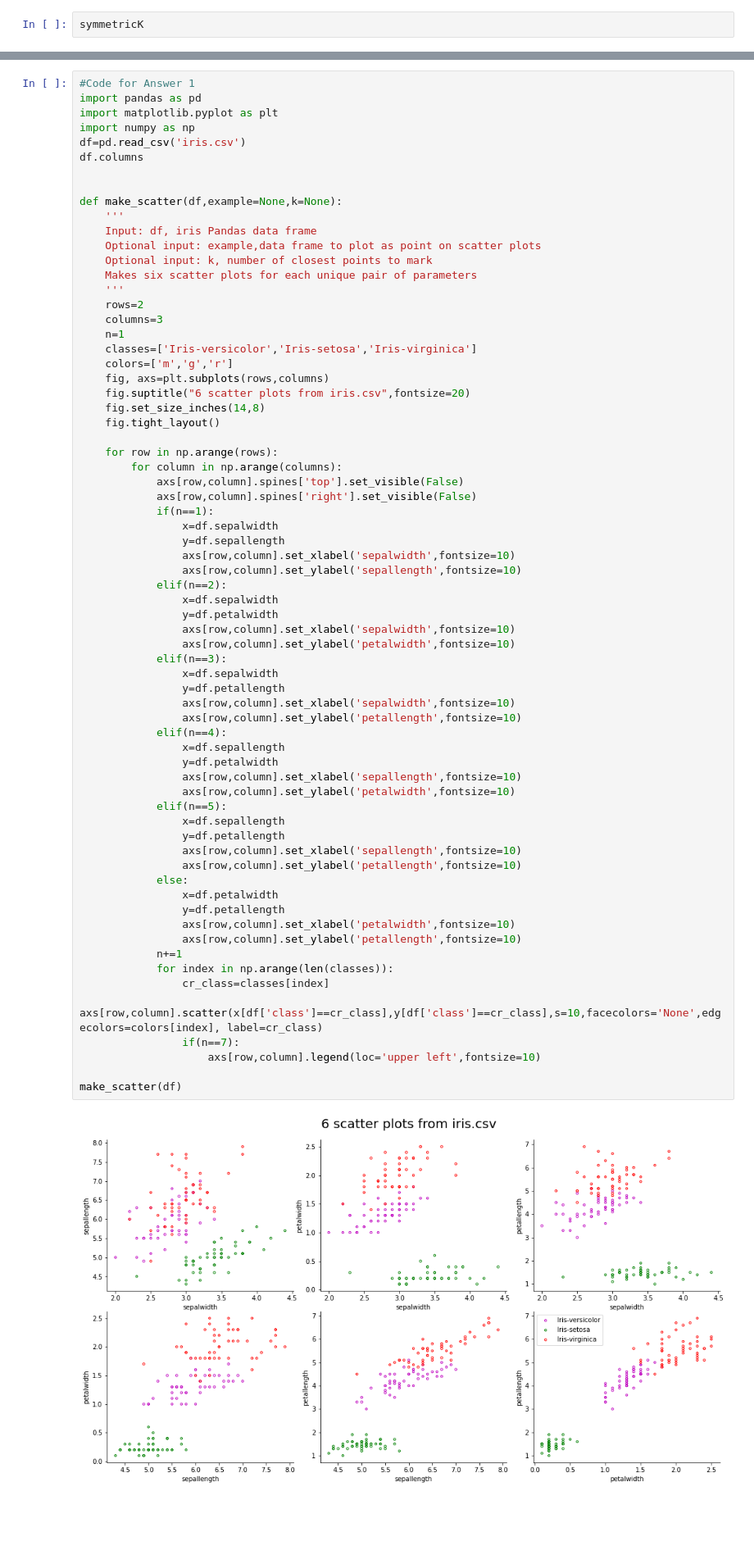
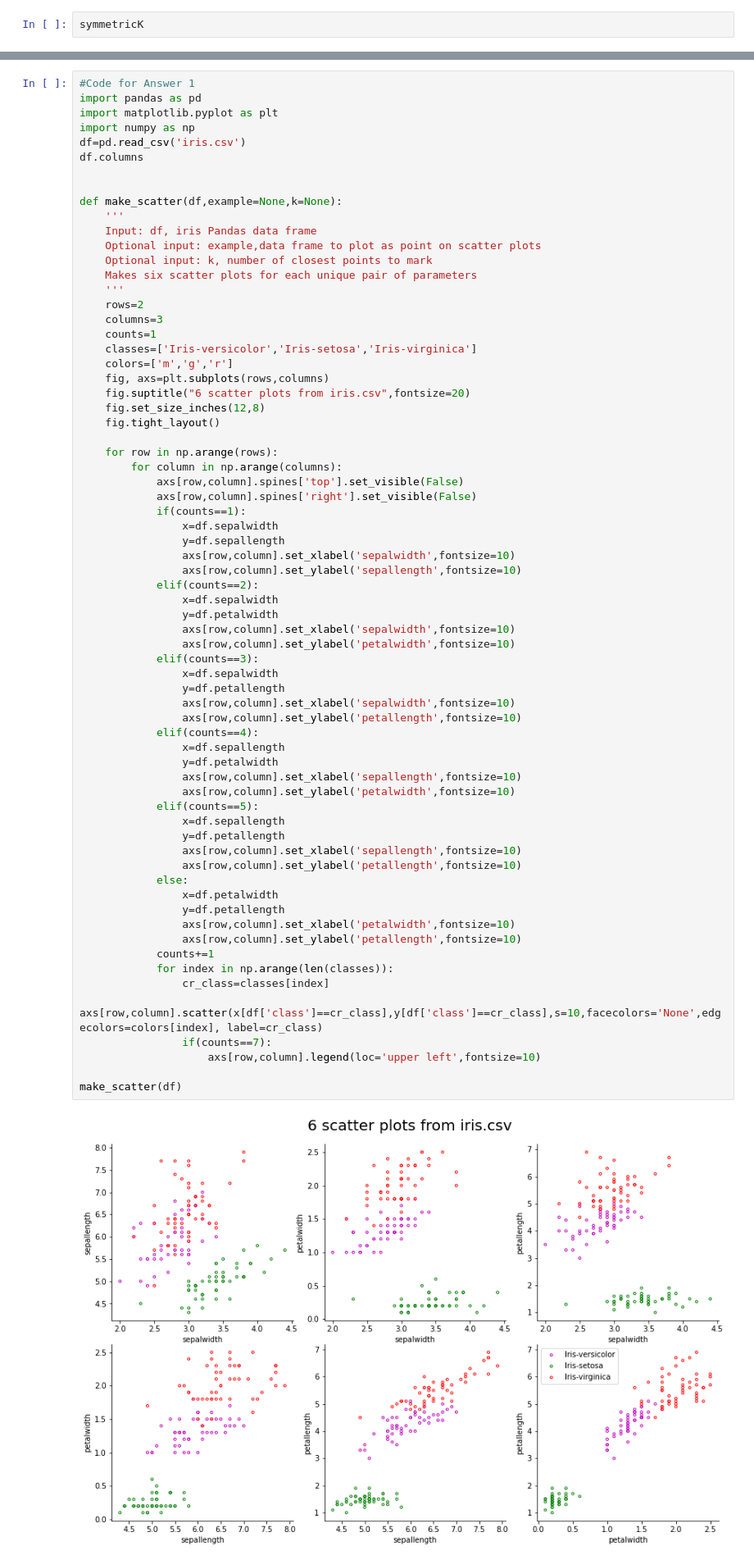
Before and after one commit to symmetricK/BDS311-hw09, a Jupyter notebook: hw09.ipynb, the cells around one changed output, grey strips where cells are left out. Shown at 82% size. Saved outputs shown, nothing was run; the diff lists cells and outputs as text; blank space fills up the shorter version.

```diff
--- a/hw09.ipynb
+++ b/hw09.ipynb
@@ -50,58 +50,58 @@ def make_scatter(df,example=None,k=None):
     '''
     rows=2
     columns=3
-    n=1
+    counts=1
     classes=['Iris-versicolor','Iris-setosa','Iris-virginica']
     colors=['m','g','r']
     fig, axs=plt.subplots(rows,columns)
     fig.suptitle("6 scatter plots from iris.csv",fontsize=20)
-    fig.set_size_inches(14,8)
+    fig.set_size_inches(12,8)
     fig.tight_layout()
 
     for row in np.arange(rows):
         for column in np.arange(columns):
             axs[row,column].spines['top'].set_visible(False)
             axs[row,column].spines['right'].set_visible(False)
-            if(n==1):
+            if(counts==1):
                 x=df.sepalwidth
                 y=df.sepallength
                 axs[row,column].set_xlabel('sepalwidth',fontsize=10)
                 axs[row,column].set_ylabel('sepallength',fontsize=10)
-            elif(n==2):
+            elif(counts==2):
                 x=df.sepalwidth
                 y=df.petalwidth
                 axs[row,column].set_xlabel('sepalwidth',fontsize=10)
                 axs[row,column].set_ylabel('petalwidth',fontsize=10)
-            elif(n==3):
+            elif(counts==3):
                 x=df.sepalwidth
                 y=df.petallength
                 axs[row,column].set_xlabel('sepalwidth',fontsize=10)
                 axs[row,column].set_ylabel('petallength',fontsize=10)
-            elif(n==4):
+            elif(counts==4):
                 x=df.sepallength
                 y=df.petalwidth
                 axs[row,column].set_xlabel('sepallength',fontsize=10)
                 axs[row,column].set_ylabel('petalwidth',fontsize=10)
-            elif(n==5):
+            elif(counts==5):
                 x=df.sepallength
                 y=df.petallength
                 axs[row,column].set_xlabel('sepallength',fontsize=10)
                 axs[row,column].set_ylabel('petallength',fontsize=10)
             else:
                 x=df.petalwidth
                 y=df.petallength
                 axs[row,column].set_xlabel('petalwidth',fontsize=10)
                 axs[row,column].set_ylabel('petallength',fontsize=10)
-            n+=1
+            counts+=1
             for index in np.arange(len(classes)):
                 cr_class=classes[index]
                 axs[row,column].scatter(x[df['class']==cr_class],y[df['class']==cr_class],s=10,facecolors='None',edgecolors=colors[index], label=cr_class)
-                if(n==7):
+                if(counts==7):
                     axs[row,column].legend(loc='upper left',fontsize=10)
 
 make_scatter(df)
 # %% [output]
-[figure, old version]
+[figure, new version]
 # %% [markdown]
 ### Question 2: Adding an example row as a point on your scatter plot.
 
```
Also changed, not shown: parts of 2 cells of this notebook.
